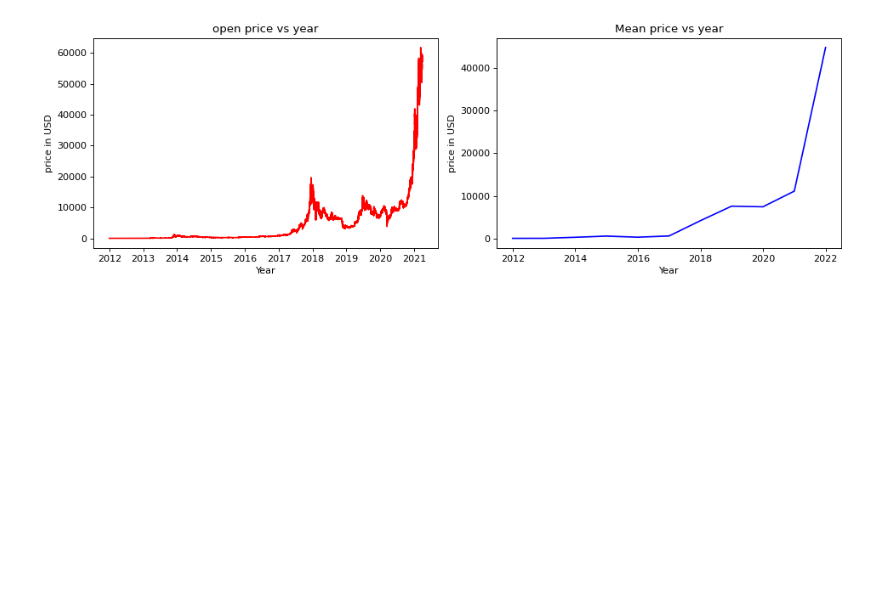
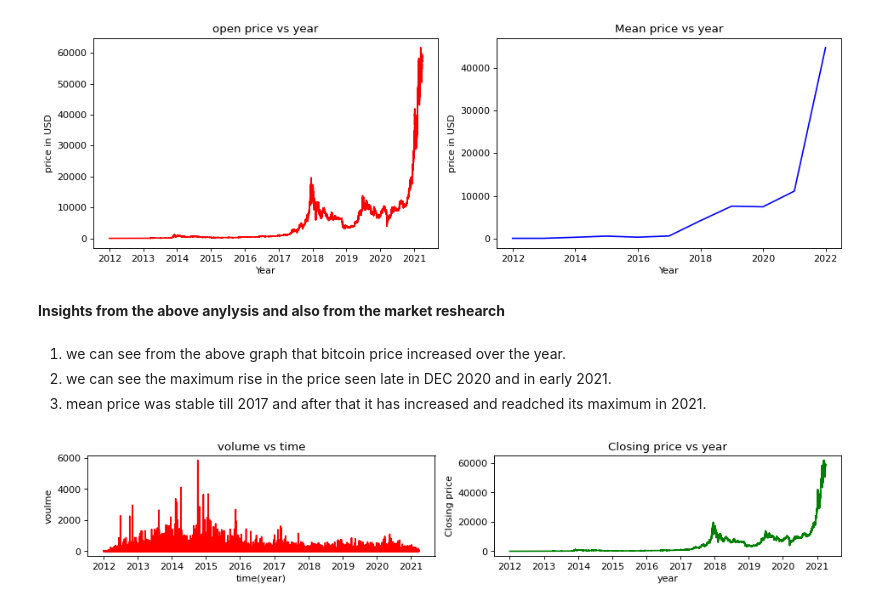
Before and after one commit to abhi311295/Bitcoin-Price-Analysis, a Jupyter notebook: Bitcoin_Price_Prediction.ipynb, the cells around one changed output. Saved outputs shown, nothing was run; the diff lists cells and outputs as text; code cells hidden in the pictures; blank space fills up the shorter version.

```diff
--- a/Bitcoin_Price_Prediction.ipynb
+++ b/Bitcoin_Price_Prediction.ipynb
@@ -214,3 +214,28 @@ plt.title('Mean price vs year')
 plt.tight_layout()
 # %% [output]
 [figure]
+# %% [markdown]
+**Insights from the above anylysis and also from the market reshearch**
+# %% [markdown]
+
+
+1.   we can see from the above graph that bitcoin price increased over the year.
+2.   we can see the maximum rise in the price seen late in DEC 2020 and in early 2021.
+3.   mean price was stable till 2017 and after that it has increased and readched its maximum in 2021.
+# %%
+figure(figsize= (12,4) , dpi= 80)
+plt.subplot(2,2,1)
+plt.plot(df['Volume_(BTC)'] , color = 'r')
+plt.xlabel('time(year)')
+plt.ylabel('voulme')
+plt.title('volume vs time')
+plt.tight_layout()
+
+plt.subplot(2,2,2)
+plt.plot(df['Close'], color = 'g')
+plt.xlabel('year')
+plt.ylabel('Closing price')
+plt.title('Closing price vs year')
+plt.tight_layout()
+# %% [output]
+[figure, added]
```
Also changed, not shown: parts of 1 cell of this notebook.
